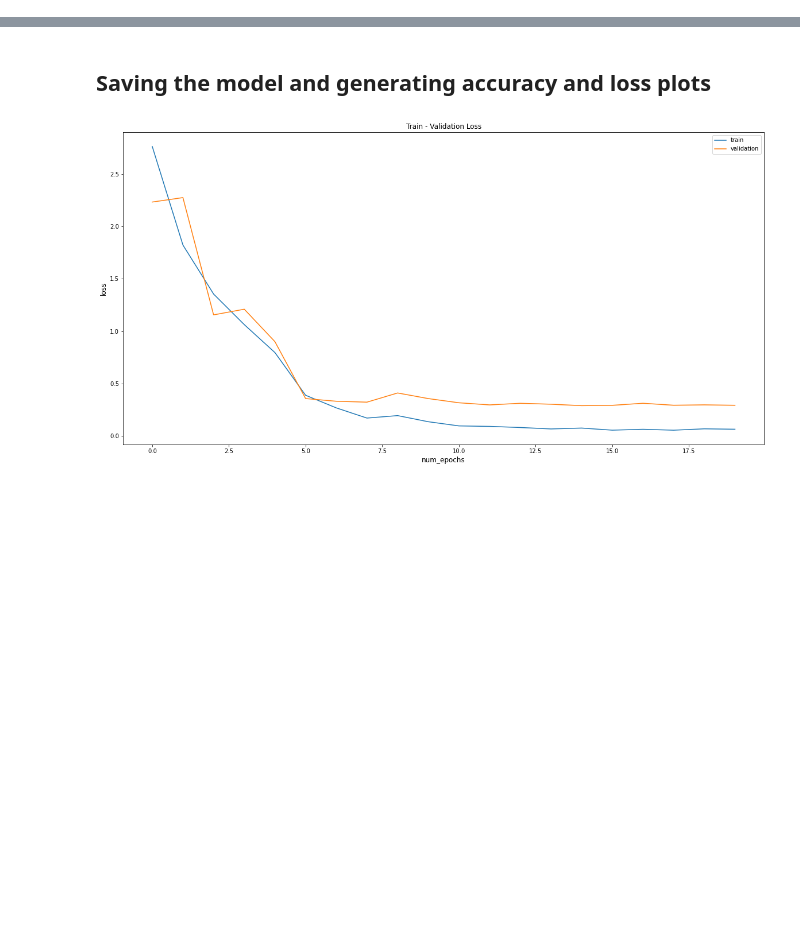
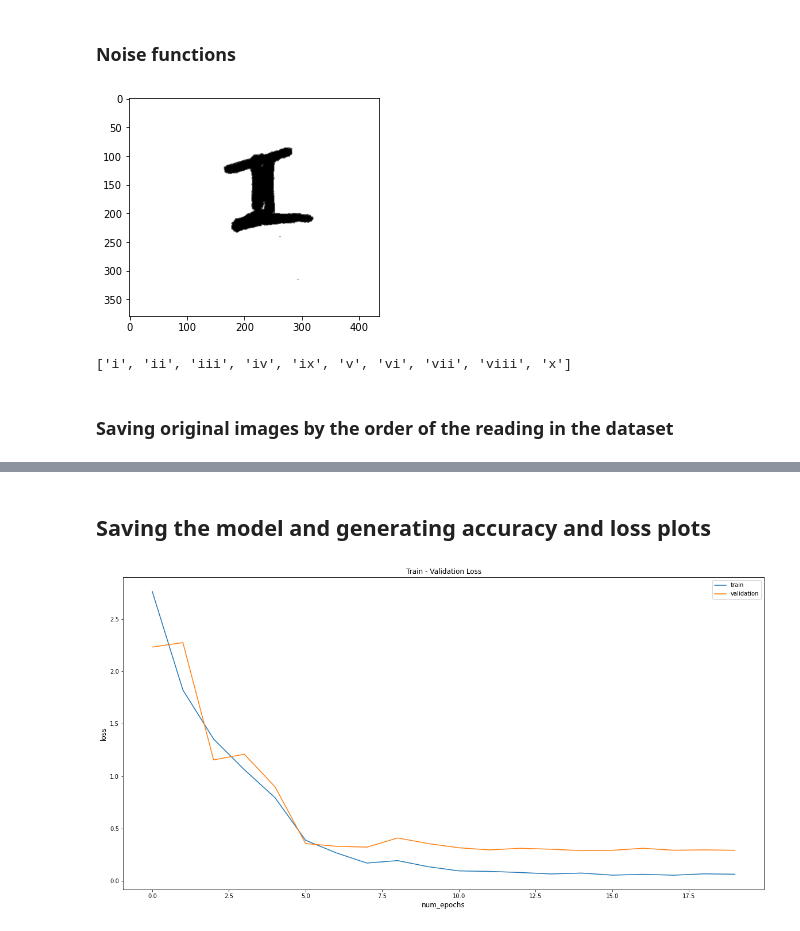
Before and after one commit to maayan-aytek/DS_LAB_hw2, a Jupyter notebook: main.ipynb, the cells around one changed output, grey strips where cells are left out. Cells and saved outputs as stored; diff of their text form; code cells hidden in the pictures; blank space fills up the shorter version.

```diff
--- a/main.ipynb
+++ b/main.ipynb
@@ -30,0 +40,2 @@ f.close()
+# %% [markdown]
+### Noise functions
@@ -31 +57,7 @@ f.close()
+# %%
+img = Image.open("/home/student/hw2_094295/data/train/i/ab4e0182-ce5d-11eb-b317-38f9d35ea60f.png")
+plt.imshow(img, cmap="gray")
+plt.show()
+# %% [output]
+[figure, added]
 # %%
@@ -73,0 +85,9 @@ exp_lr_scheduler = lr_scheduler.StepLR(optimizer_ft, step_size=5, gamma=0.1)
+# %%
+# Extracting class names
+original_train_dataset, original_val_dataset = load_datasets(train_dir, val_dir, "random crop")
+class_names = original_train_dataset.classes
+print(class_names)
+# %% [output]
+['i', 'ii', 'iii', 'iv', 'ix', 'v', 'vi', 'vii', 'viii', 'x']
+# %% [markdown]
+### Saving original images by the order of the reading in the dataset
```
Also changed, not shown: parts of 20 cells of this notebook.
